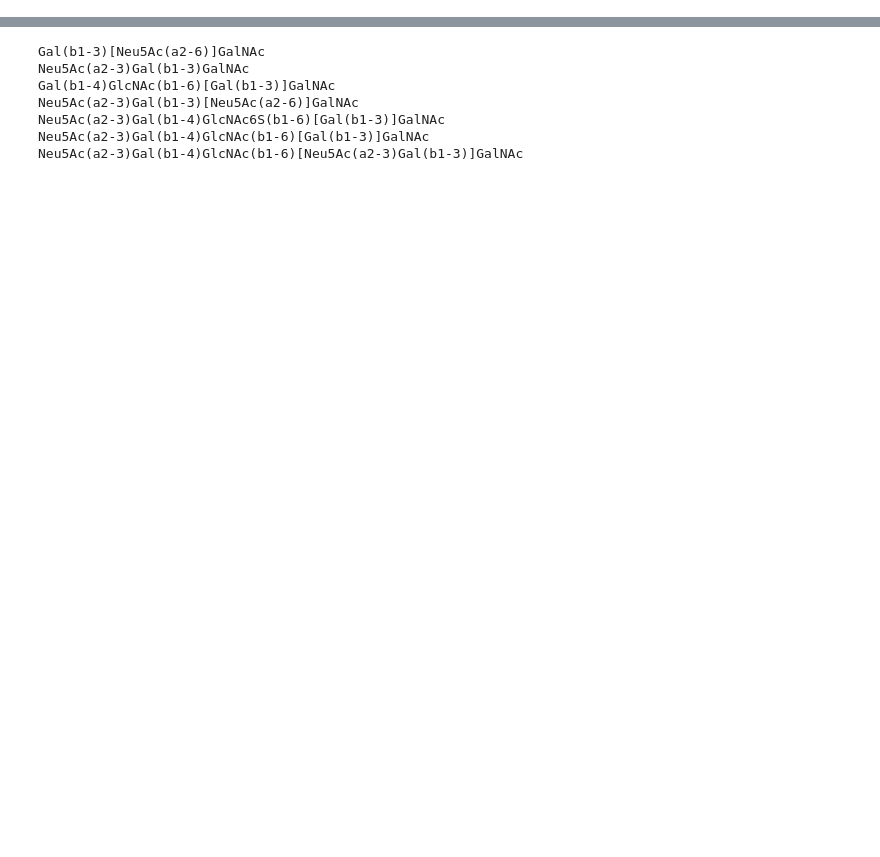
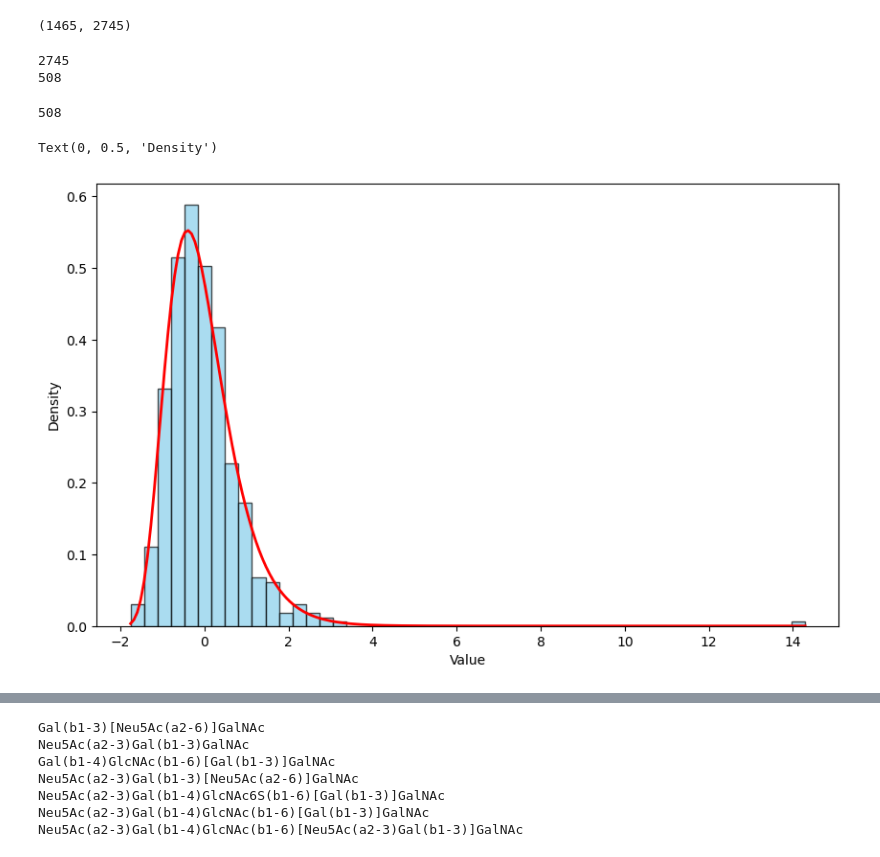
Before and after one commit to csfloyd/GlycanAnalysis, a Jupyter notebook: Python/Dev_Glycowork.ipynb, the cells around one changed output, grey strips where cells are left out. Drawn from its saved outputs; the diff is of its cells as text; code cells hidden in the pictures; blank space fills up the shorter version.

```diff
--- a/Python/Dev_Glycowork.ipynb
+++ b/Python/Dev_Glycowork.ipynb
@@ -15,6 +16,73 @@ import glycowork
 from glycowork.glycan_data.loader import glycan_binding as gb
 
 gb_glycans = list(gb.columns)
+# %%
+gb.shape
+# %% [output]
+(1465, 2745)
+# %%
+full_list = []
+full_array = np.zeros((gb.shape[0], gb.shape[1]))
+for g in range(len(gb_glycans)-2):
+    data = gb[gb_glycans[g]].values
+    full_array[:, g] = data
+# %%
+# full_list = full_array[50,:].flatten() # first index is the lectin
+full_list = full_array[100,:].flatten() # first index is the lectin
+print(len(full_list))
+full_list = [x for x in full_list if not np.isnan(x)]
+full_list = np.array(full_list).flatten()
+print(len(full_list))
+# %% [output]
+2745
+508
+# %%
+# # Filter out NaN values
+# data_list = gb[gb_glycans[60]]
+# data_without_nans = np.array([x for x in data_list if not np.isnan(x)])  # or use: data_without_nans = np.array(your_list)[~np.isnan(your_list)]
+
+# Flatten all elements and remove NaNs
+# flattened_list = gb.values.flatten()  # Flatten all values into 1D array
+# data_without_nans = np.array([x for x in flattened_list if not np.isnan(x)])  # or use: data_without_nans = np.array(your_list)[~np.isnan(your_list)]
+
+data_without_nans = full_list
+
+# # data_without_nans = np.exp(data_without_nans/10)
+# min_val = -10
+# data_without_nans = data_without_nans[data_without_nans >= min_val]
+# data_without_nans = data_without_nans - np.min(data_without_nans)
+
+print(len(data_without_nans))
+# Create histogram
+plt.figure(figsize=(10, 6))
+
+# Plot histogram of the data
+counts, bins, _ = plt.hist(data_without_nans, bins=50, density=True,
+                          alpha=0.7, color='skyblue', edgecolor='black',
+                          label='Data')
+
+# Fit lognormal distribution
+shape, loc, scale = stats.lognorm.fit(data_without_nans)
+# shape, loc, scale = stats.powerlaw.fit(data_without_nans)
+
+# Generate points for the fitted line
+x = np.linspace(min(data_without_nans), max(data_without_nans), 200)
+pdf = stats.lognorm.pdf(x, shape, loc, scale)
+
+# Plot the fitted line
+plt.plot(x, pdf, 'r-', lw=2, label='Lognormal fit')
+
+# plt.xscale('log')
+# plt.yscale('log')
+# Add labels and title
+plt.xlabel('Value')
+#plt.xlim(0.1, 100)
+#plt.ylim(0.001, 1)
+plt.ylabel('Density')
+# %% [output]
+508
+Text(0, 0.5, 'Density')
+[figure, added]
 # %%
 from glycowork.glycan_data.loader import glycomics_data_loader
 df = glycomics_data_loader.human_skin_O_PMC5871710 # imports as a Pandas dataframe
```
Also changed, not shown: parts of 14 cells of this notebook, 3 other files.
